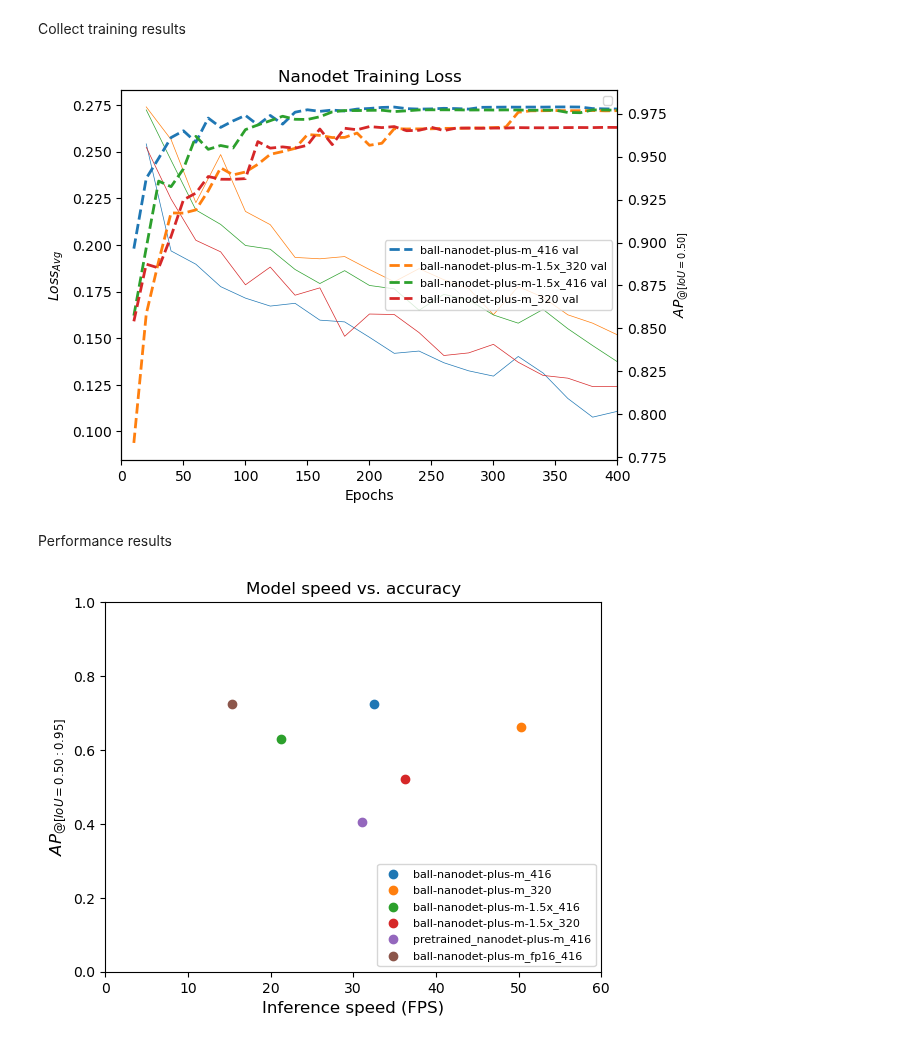
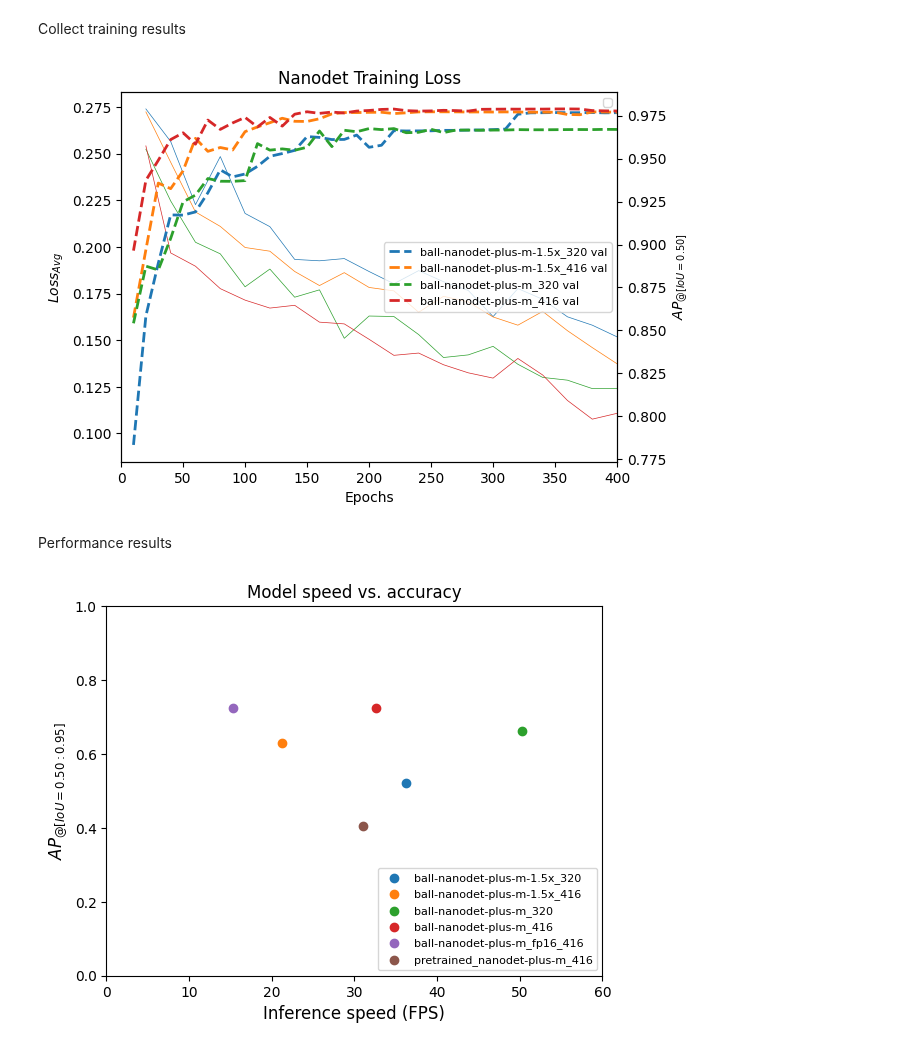
Before and after one commit to 262882/msc_detector_evaluation, a Jupyter notebook: notebook/nanodet_tune.ipynb, the cells around one changed output. Saved outputs shown, nothing was run; the diff lists cells and outputs as text; code cells hidden in the pictures.

Commit message:
Consistant sorting of plot legends

```diff
--- a/notebook/nanodet_tune.ipynb
+++ b/notebook/nanodet_tune.ipynb
@@ -15,6 +16,7 @@ Collect training results
 # %%
 location = '../results/train_nanodet/'
 logs = glob.glob(os.path.join(location,'*logs.txt'))
+logs = natsorted(logs)
 names = [strng[len(location):-9] for strng in logs]
 # %%
 train_scores = []
@@ -42,13 +44,14 @@ ax2.legend(leg_list_val, loc="center right", fontsize="8", ncol=1)
 ax2.set_ylabel('$' + 'AP_{@[IoU=0.50]}' + '$')
 plt.show()
 # %% [output]
-[figure, old version]
+[figure, new version]
 # %% [markdown]
 Performance results
 # %%
 location = '../results/train_nanodet/'
 dataset = 'coco_validation_sml_01_False_matchdrill'
 load_dirs = glob.glob(os.path.join(location,'*.json'))
+load_dirs = natsorted(load_dirs)
 names = [strng[len(location):-11] for strng in load_dirs]
 model_score = []
 model_lats = []
@@ -60,14 +63,14 @@ for i, path in enumerate(load_dirs):
     model_lats.append(result_dict[names[i]][dataset]['latency'])
 # %%
 for i, _ in enumerate(names):
-    plt.scatter(model_lats[-i-1], model_score[-i-1])
+    plt.scatter(model_lats[i], model_score[i])
 
 plt.title("Model speed vs. accuracy")
-plt.legend(names[::-1], loc="lower right", fontsize="8", ncol=1)
+plt.legend(names, loc="lower right", fontsize="8", ncol=1)
 plt.xlabel('Inference speed (FPS)', fontsize="12")
 plt.xlim([0, 60])
 plt.ylabel('$' + 'AP_{@[IoU=0.50:0.95]}' + '$', fontsize="12")
 plt.ylim([0.0, 1])
 plt.show()
 # %% [output]
-[figure, old version]
+[figure, new version]
```
Also changed, not shown: parts of 1 cell of this notebook, 1 other file.
